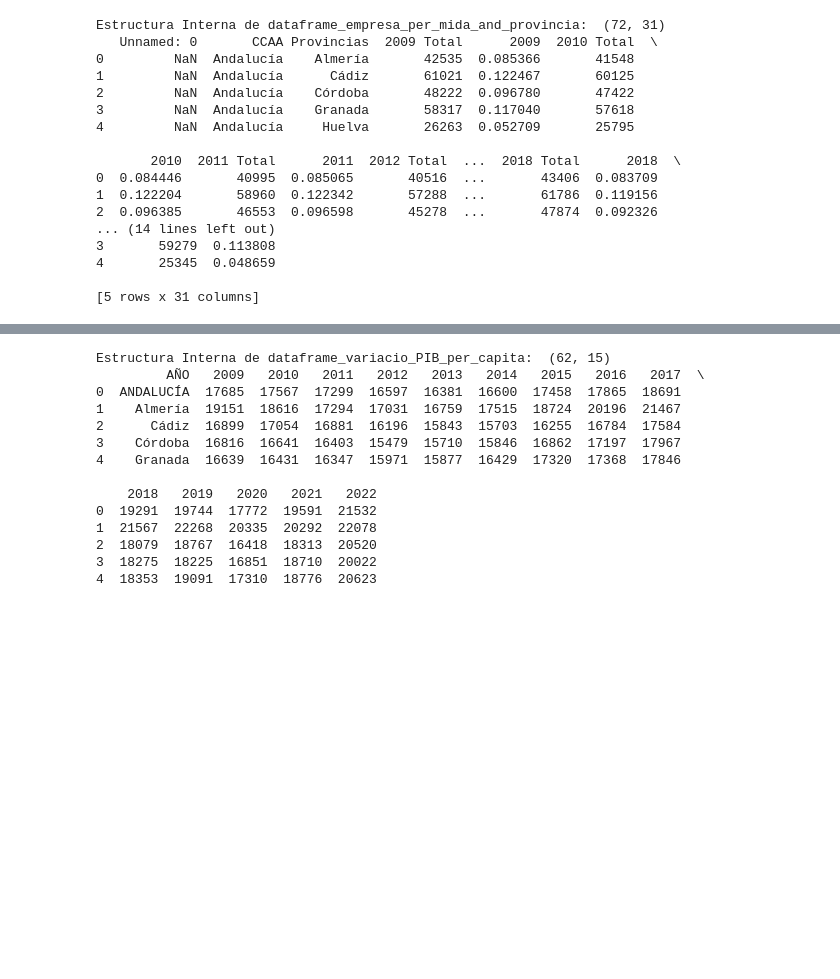
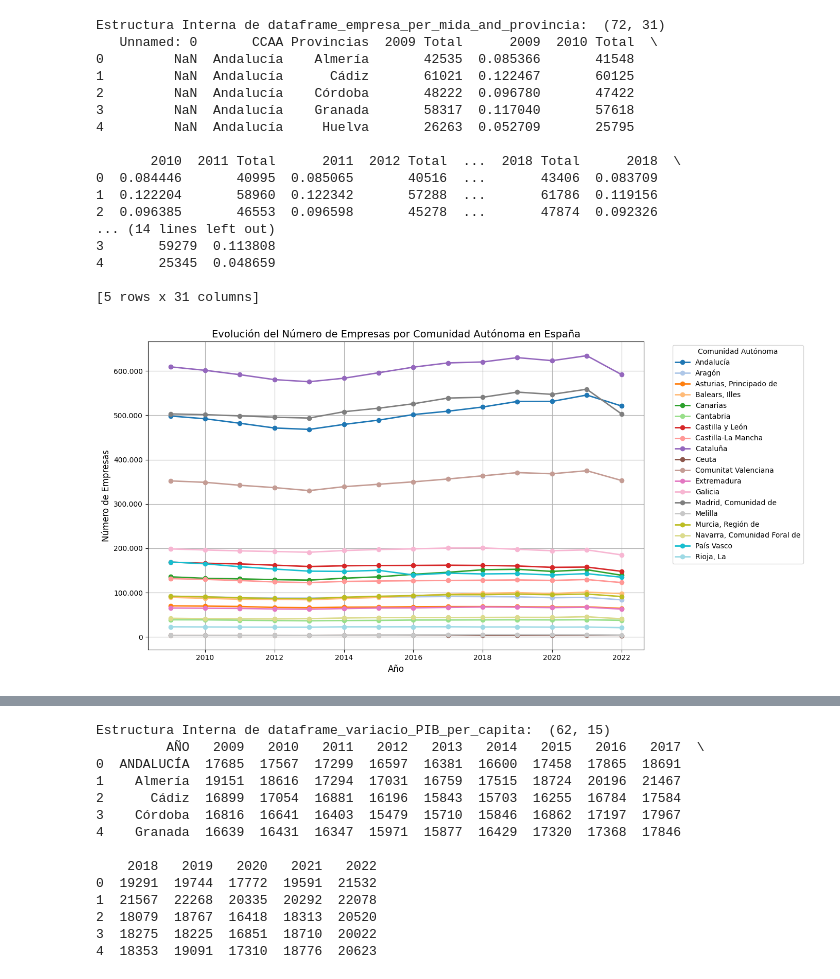
Before and after one commit to arnaumunozbarrera/Hackaton-UAB-2025, a Jupyter notebook: Informe Final.ipynb, the cells around one changed output, grey strips where cells are left out. Saved outputs shown, nothing was run; the diff lists cells and outputs as text; code cells hidden in the pictures; blank space fills up the shorter version.

Commit message:
feature: excel 'empresa per mida y provincia' changed and graphics made

```diff
--- a/Informe Final.ipynb
+++ b/Informe Final.ipynb
@@ -106,3 +106,46 @@ Estructura Interna de dataframe_empresa_per_mida_and_provincia:  (72, 31)
 4       25345  0.048659
 
 [5 rows x 31 columns]
+# %%
+
+import matplotlib.pyplot as plt
+from matplotlib.ticker import FuncFormatter
+import matplotlib.cm as cm
+
+df = dataframe_empresa_per_mida_and_provincia.copy()
+
+prov_col = 'Provincias' if 'Provincias' in df.columns else 'Provincia'
+
+df = df[
+    (df['CCAA'].str.strip().str.lower() != 'total') &
+    (df[prov_col].astype(str).str.strip().str.lower() == 'total')
+]
+
+columnas_total = [col for col in df.columns if ('Total' in col and col.split()[0].isdigit())]
+columnas_total = sorted(columnas_total, key=lambda c: int(c.split()[0]))
+
+df_grouped = df.groupby('CCAA', as_index=False)[columnas_total].sum()
+
+plt.figure(figsize=(14, 7))
+
+comunidades = df_grouped['CCAA'].values
+num_comunidades = len(comunidades)
+colors = cm.get_cmap('tab20', num_comunidades)
+
+años = [int(col.split()[0]) for col in columnas_total]
+
+for i, row in df_grouped.iterrows():
+    comunidad = row['CCAA']
+    valores = row[columnas_total].values.astype(float)
+    plt.plot(años, valores, marker='o', color=colors(i), label=comunidad, linewidth=2)
+
+plt.xlabel('Año', fontsize=12)
+plt.ylabel('Número de Empresas', fontsize=12)
+plt.title('Evolución del Número de Empresas por Comunidad Autónoma en España', fontsize=14)
+plt.gca().yaxis.set_major_formatter(FuncFormatter(lambda x, _: f'{int(x):,}'.replace(',', '.')))
+plt.legend(title='Comunidad Autónoma', bbox_to_anchor=(1.05, 1), loc='upper left')
+plt.grid(True)
+plt.tight_layout()
+plt.show()
+# %% [output]
+[figure, added]
```
Also changed, not shown: parts of 2 cells of this notebook, 1 other file.
